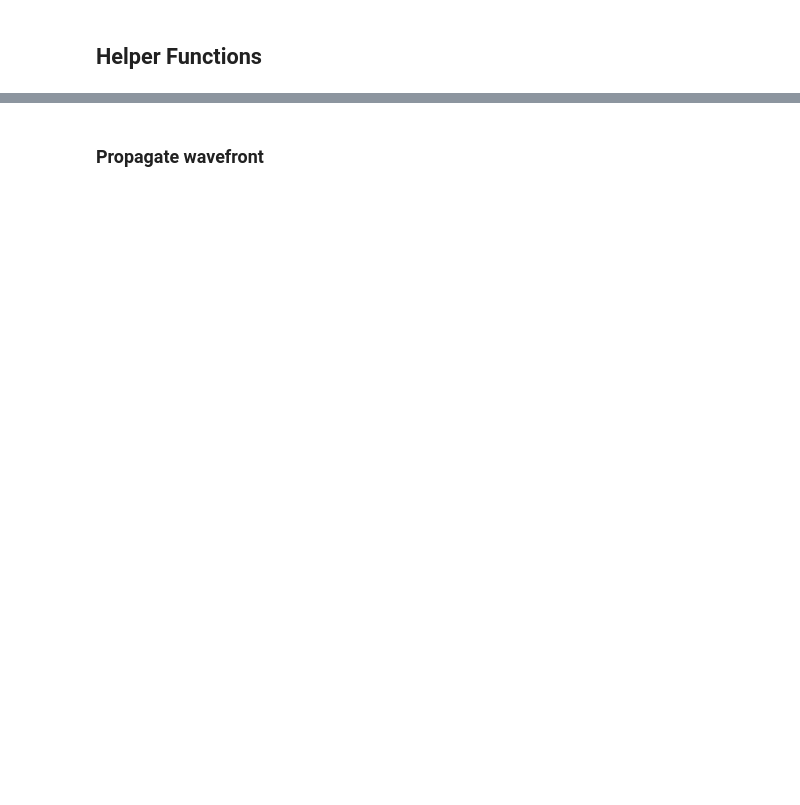
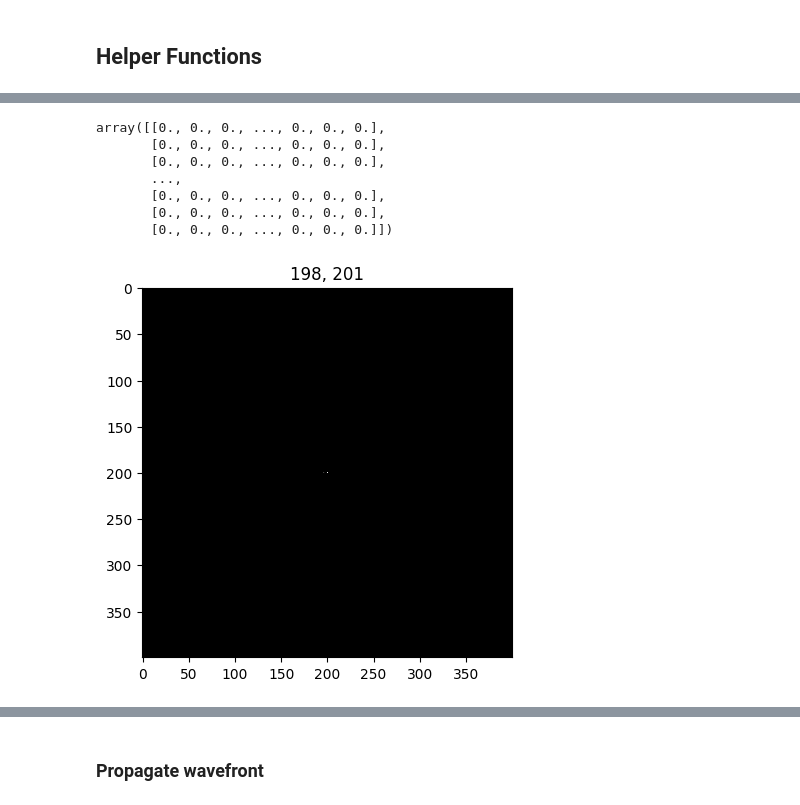
Before and after one commit to medrante/spectral_project, a Jupyter notebook: spectral_project_github.ipynb, the cells around one changed output, grey strips where cells are left out. Saved outputs shown, nothing was run; the diff lists cells and outputs as text; code cells hidden in the pictures; blank space fills up the shorter version.

```diff
--- a/spectral_project_github.ipynb
+++ b/spectral_project_github.ipynb
@@ -92,0 +96,44 @@ s_wlen, s_mag
+# %%
+def create_offset_object(B_obj, theta, s):
+
+  # size = 2000
+  # is_cso_present = np.random.randint(0, 2, size)  # random generator for True and False, size 1K
+  # theta = np.random.uniform(-pi,pi) # orientation
+  # s =  np.random.uniform(0,200)# separation in m
+  v =  61.9 # IFOV
+  b =  3.5786e7 # distance to orbit
+  den = (v*b*pi)/(180*3600) # meters per pixel
+  delta_m = np.random.uniform(0,7)
+
+
+  # for i, cso in enumerate(is_cso_present):
+      # if cso:
+  x = ((s/den)*cos(theta)) * f_res
+  y = ((s/den)*sin(theta)) * f_res
+  cso_val = pow(10, (-0.4*abs(delta_m)))
+
+  offset_x = mid+int(x)
+  offset_y = mid+int(y)
+  B[offset_x, offset_y] = cso_val
+
+  # is_cso_present[0:100]
+
+  # plot B
+  plt.imshow(B, cmap='gray')
+  plt.title(f'{offset_x}, {offset_y}')
+  # offset_x, offset_y, cso_val, theta
+  return B
+# %%
+theta = np.random.uniform(-pi,pi) # orientation
+s =  np.random.uniform(0,200)# separation in m
+
+create_offset_object(B, theta, s)
+# %% [output]
+array([[0., 0., 0., ..., 0., 0., 0.],
+       [0., 0., 0., ..., 0., 0., 0.],
+       [0., 0., 0., ..., 0., 0., 0.],
+       ...,
+       [0., 0., 0., ..., 0., 0., 0.],
+       [0., 0., 0., ..., 0., 0., 0.],
+       [0., 0., 0., ..., 0., 0., 0.]])
+[figure, added]
```
Also changed, not shown: parts of 16 cells of this notebook.
